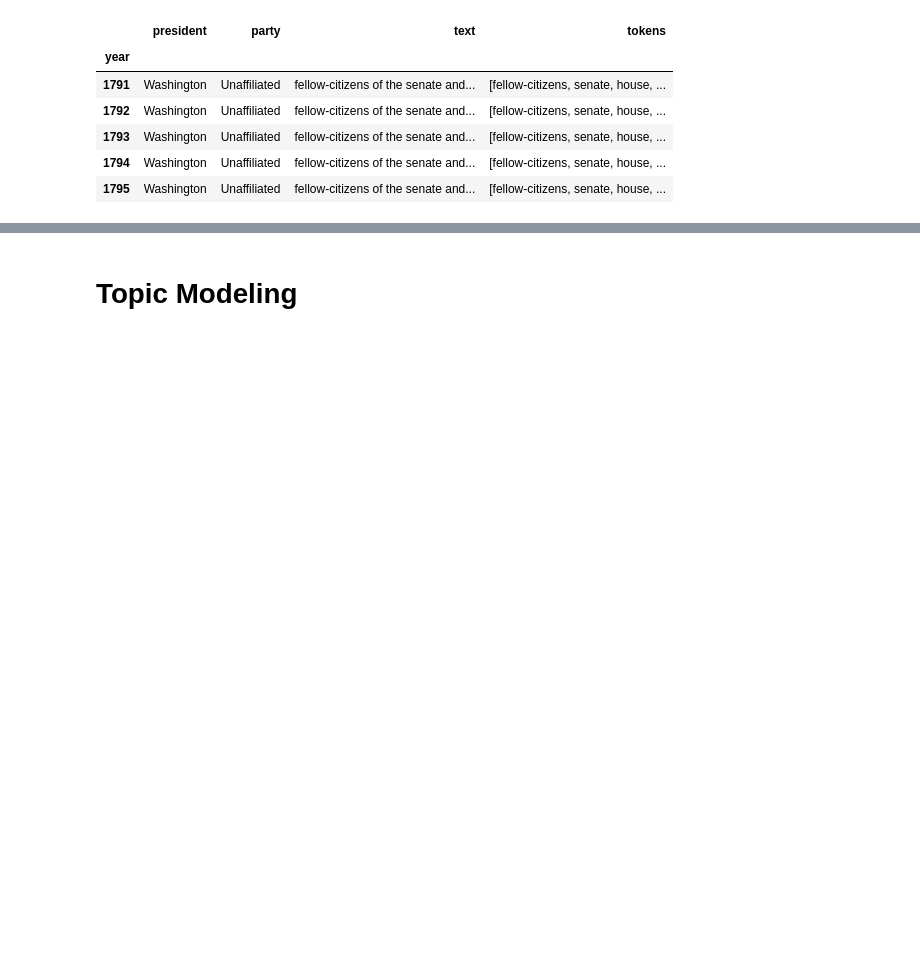
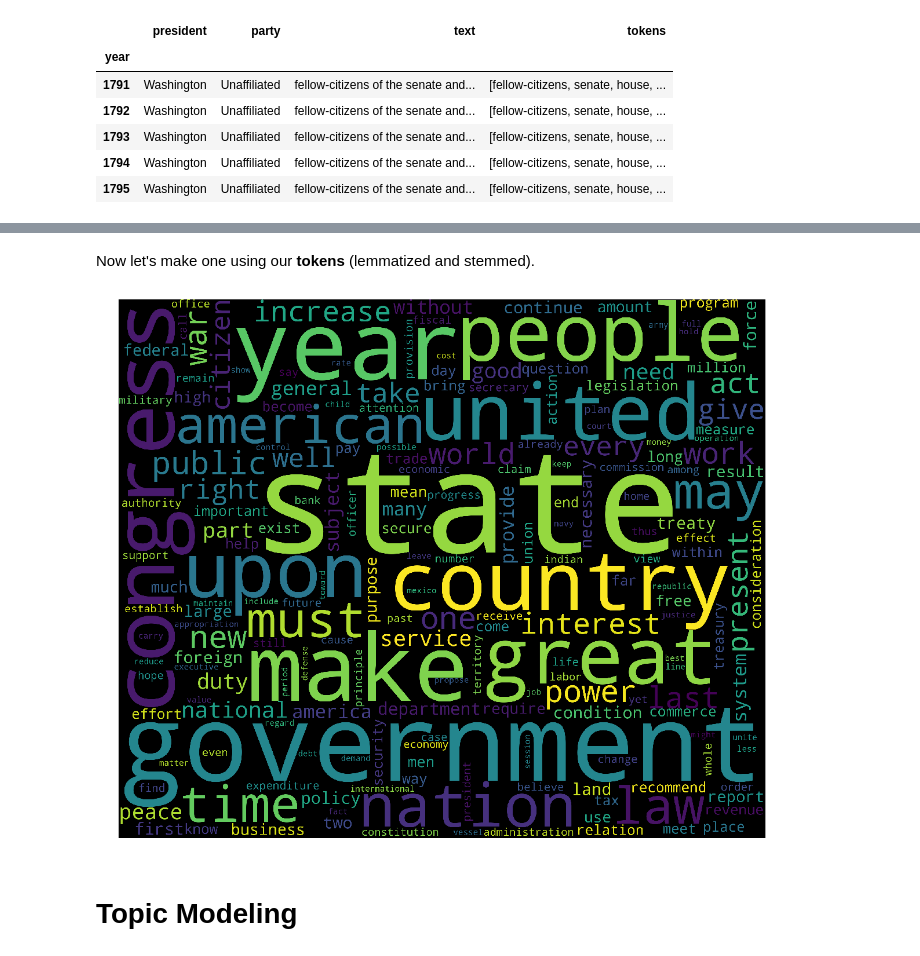
Before and after one commit to mkm29/DataScience, a Jupyter notebook: thinkful/unit/4/sotu/Topic Modeling and Classification.ipynb, the cells around one changed output, grey strips where cells are left out. Cells and saved outputs as stored; diff of their text form; code cells hidden in the pictures; blank space fills up the shorter version.

```diff
--- a/thinkful/unit/4/sotu/Topic Modeling and Classification.ipynb
+++ b/thinkful/unit/4/sotu/Topic Modeling and Classification.ipynb
@@ -191,2 +211,21 @@ df.head()
+# %% [markdown]
+Now let's make one using our **tokens** (lemmatized and stemmed).
+# %%
+token_string = ''
+for tokens in df.tokens:
+    token_string += ' '.join(tokens) + ' '
+
+wordcloud_tokens = WordCloud(stopwords=STOPWORDS,max_words=200,
+                      background_color='black',min_font_size=6,
+                      width=3000,collocations=False,
+                      height=2500
+                     ).generate(token_string)
+
+plt.figure(1,figsize=(20, 20))
+plt.imshow(wordcloud_tokens)
+plt.axis('off')
+plt.show()
+# %% [output]
+[figure, added]
 # %% [markdown]
 # Topic Modeling
```
Also changed, not shown: parts of 26 cells of this notebook.
